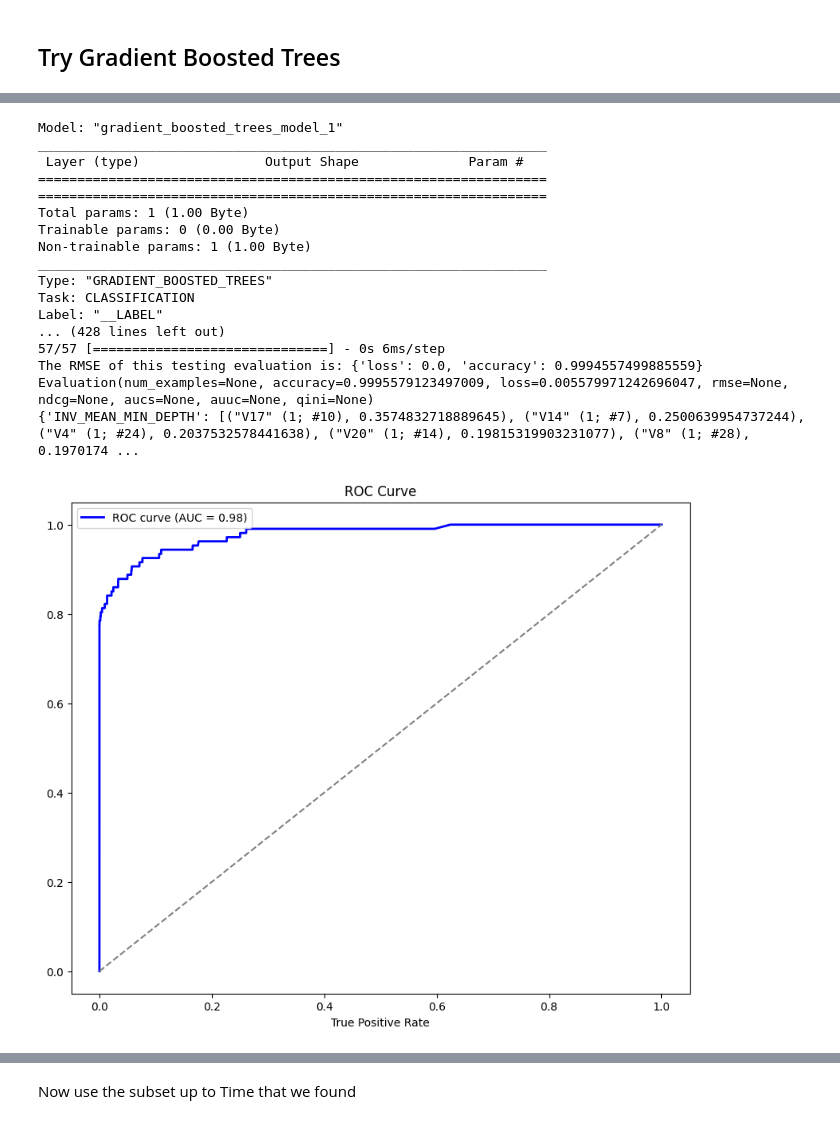
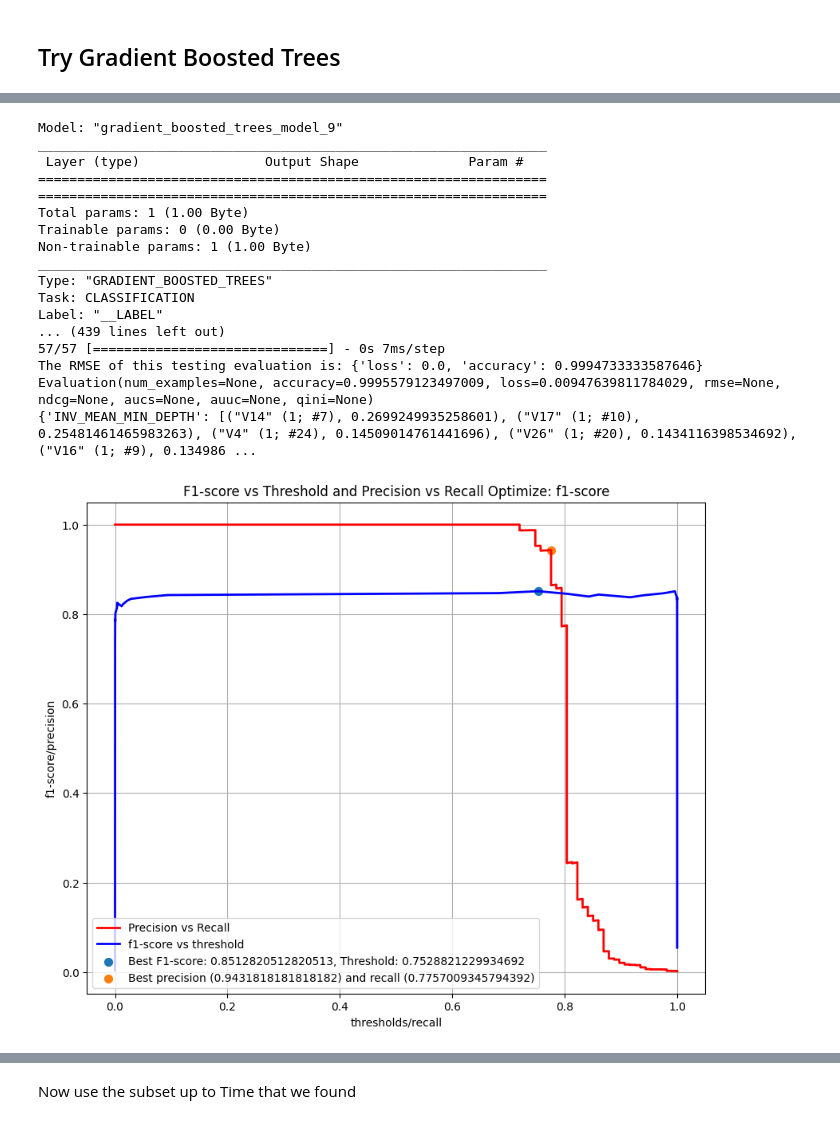
Before and after one commit to flopez0294/CSE176MLProject, a Jupyter notebook: pt3Classification.ipynb, the cells around one changed output, grey strips where cells are left out. Cells and saved outputs as stored; diff of their text form; code cells hidden in the pictures.

```diff
--- a/pt3Classification.ipynb
+++ b/pt3Classification.ipynb
@@ -249,3 +291,14 @@ plt.title('ROC Curve')
 plt.show()
 # %% [output]
 [figure]
+# %%
+model_hypetemp = tfdf.keras.RandomForestModel(verbose=2, task=tfdf.keras.Task.CLASSIFICATION, random_seed = 67, hyperparameter_template='benchmark_rank1')
+
+# Train the model.
+model_hypetemp.fit(train_ds)
+model_hypetemp.summary()
+model_hypetemp.compile(metrics=['accuracy'])
+evaluation = model.evaluate(test_ds, return_dict=True, use_multiprocessing=True)
+preds = model.predict(test_ds)
+
+print_graphs(y_test, preds)
@@ -251,0 +505,9 @@ plt.show()
+# %%
+model500 = tfdf.keras.RandomForestModel(verbose=1, task=tfdf.keras.Task.CLASSIFICATION, random_seed = 67, num_trees=500)
+
+    # Train the model.
+model500.fit(train_ds)
+model500.summary()
+model500.compile(metrics=['accuracy'])
+preds = model500.predict(test_ds)
+print_graphs(y_test, preds)
@@ -251,0 +760,9 @@ plt.show()
+# %%
+modeldepth = tfdf.keras.RandomForestModel(verbose=1, task=tfdf.keras.Task.CLASSIFICATION, random_seed = 67, max_depth=10)
+
+    # Train the model.
+modeldepth.fit(train_ds)
+modeldepth.summary()
+modeldepth.compile(metrics=['accuracy'])
+preds = model500.predict(test_ds)
+print_graphs(y_test, preds)
@@ -362,7 +1023,7 @@ Model compiled.
 # %% [markdown]
 ## Try Gradient Boosted Trees
 # %%
-model_gradient = tfdf.keras.GradientBoostedTreesModel(task=tfdf.keras.Task.CLASSIFICATION, verbose=2, random_seed = 67)
+model_gradient = tfdf.keras.GradientBoostedTreesModel(task=tfdf.keras.Task.CLASSIFICATION, verbose=2, random_seed = 67, max_depth=10, early_stopping="NONE")
 model_gradient.fit(train_ds)
 # %% [output]
 Use 12 thread(s) for training
@@ -389,38 +1049,38 @@ model_gradient.summary()
 model_gradient.compile(metrics=['accuracy'])
 evaluation = model_gradient.evaluate(test_ds, return_dict=True, use_multiprocessing=True)
 preds = model_gradient.predict(test_ds)
-
 print(f"The RMSE of this testing evaluation is: {evaluation}")
 
 inspector = model_gradient.make_inspector()
 print(inspector.evaluation())
 print(inspector.variable_importances())
+print_graphs(y_test, preds)
 fpr, tpr, thresholds = roc_curve(y_test, preds)
 roc_auc = auc(fpr, tpr)
 plt.figure(figsize=(10, 8))
 plt.plot(fpr,tpr, color='blue', lw=2, label=f'ROC curve (AUC = {roc_auc:.2f})')
 plt.plot([0,1], [0,1], color='gray', linestyle='--')
 plt.xlabel('False Positive Rate')
 plt.xlabel('True Positive Rate')
 plt.legend()
 plt.title('ROC Curve')
 plt.show()
 # %% [output]
-Model: "gradient_boosted_trees_model_1"
+Model: "gradient_boosted_trees_model_9"
 _________________________________________________________________
  Layer (type)                Output Shape              Param #
 =================================================================
 =================================================================
 Total params: 1 (1.00 Byte)
 Trainable params: 0 (0.00 Byte)
 Non-trainable params: 1 (1.00 Byte)
 _________________________________________________________________
 Type: "GRADIENT_BOOSTED_TREES"
 Task: CLASSIFICATION
 Label: "__LABEL"
-... (428 lines left out)
-57/57 [==============================] - 0s 6ms/step
-The RMSE of this testing evaluation is: {'loss': 0.0, 'accuracy': 0.9994557499885559}
-Evaluation(num_examples=None, accuracy=0.9995579123497009, loss=0.005579971242696047, rmse=None, ndcg=None, aucs=None, auuc=None, qini=None)
-{'INV_MEAN_MIN_DEPTH': [("V17" (1; #10), 0.3574832718889645), ("V14" (1; #7), 0.2500639954737244), ("V4" (1; #24), 0.2037532578441638), ("V20" (1; #14), 0.19815319903231077), ("V8" (1; #28), 0.1970174 ...
+... (439 lines left out)
+57/57 [==============================] - 0s 7ms/step
+The RMSE of this testing evaluation is: {'loss': 0.0, 'accuracy': 0.9994733333587646}
+Evaluation(num_examples=None, accuracy=0.9995579123497009, loss=0.00947639811784029, rmse=None, ndcg=None, aucs=None, auuc=None, qini=None)
+{'INV_MEAN_MIN_DEPTH': [("V14" (1; #7), 0.2699249935258601), ("V17" (1; #10), 0.25481461465983263), ("V4" (1; #24), 0.14509014761441696), ("V26" (1; #20), 0.1434116398534692), ("V16" (1; #9), 0.134986 ...
-[figure, old version]
+[figure, new version]
```
Also changed, not shown: parts of 18 cells of this notebook, 2 other files.
